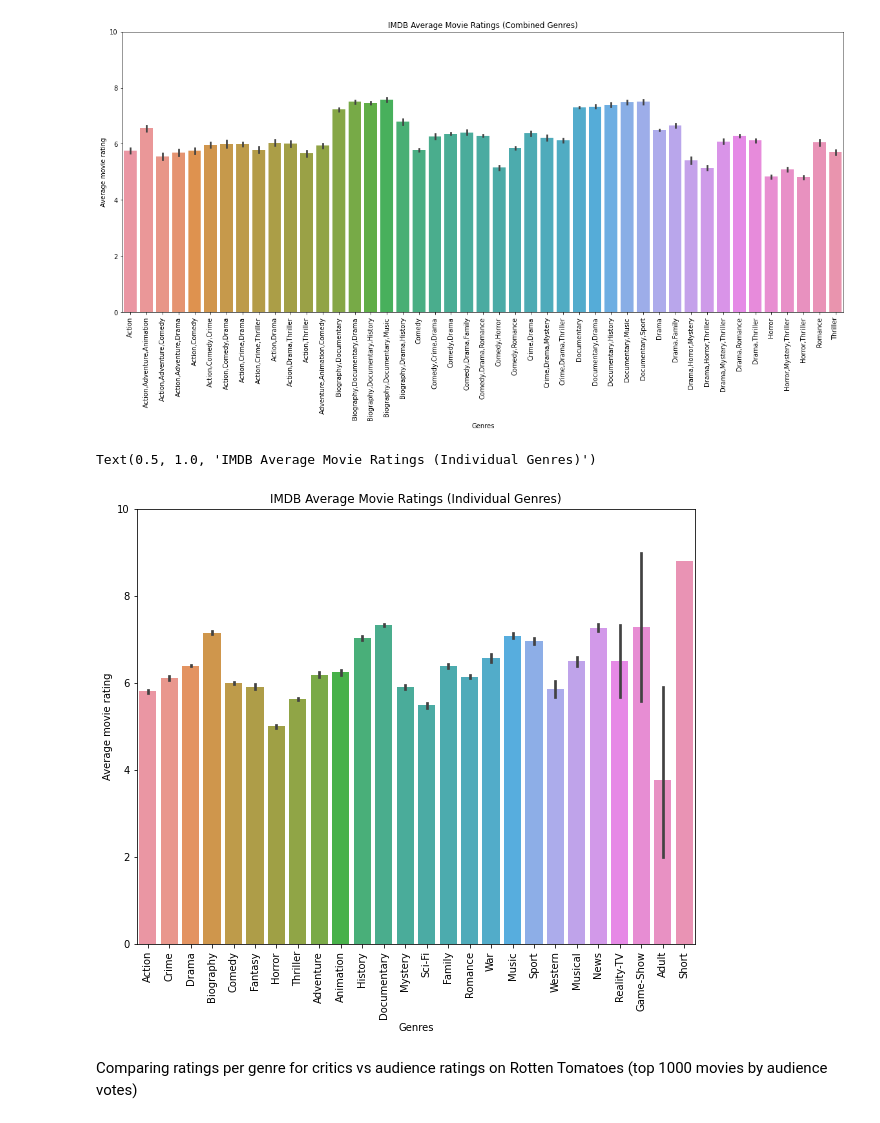
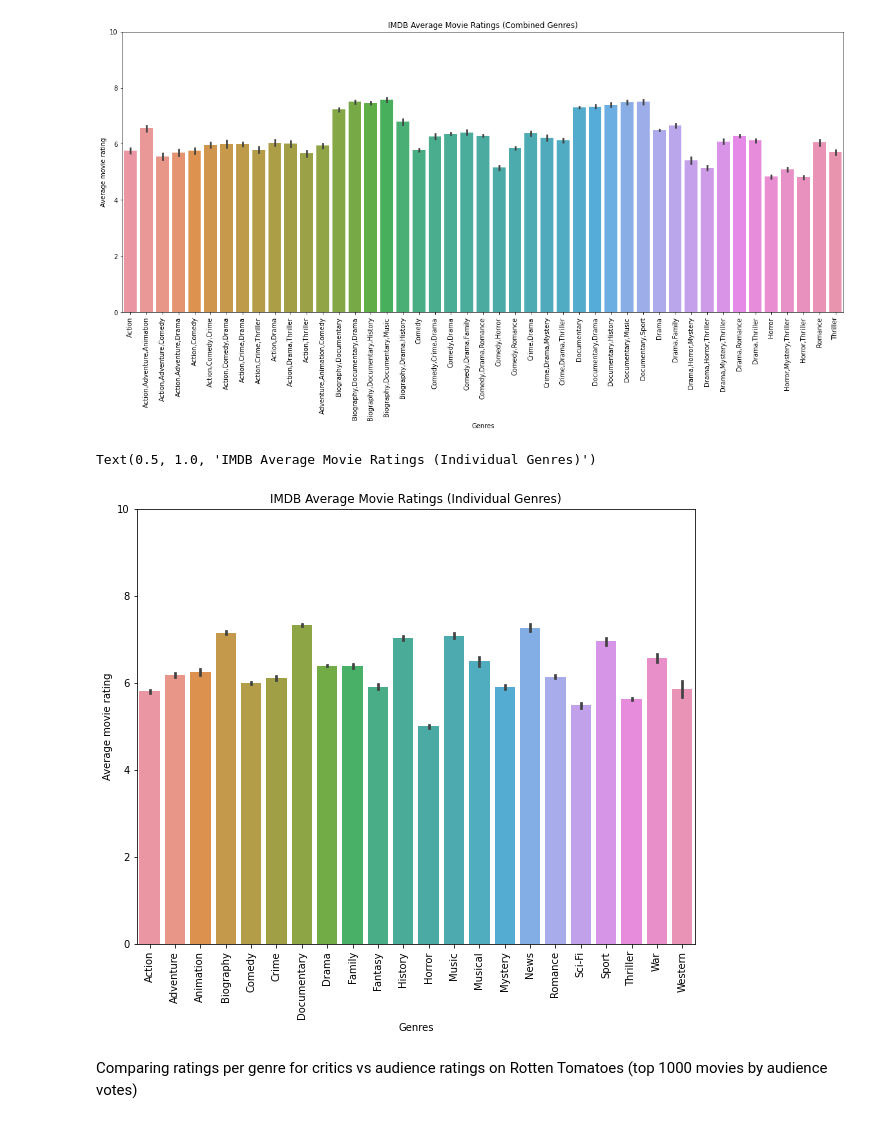
Before and after one commit to nancyho83/Microsoft-Movie-Analysis, a Jupyter notebook: cleaning-and-visualization.ipynb, the cells around one changed output. Saved outputs shown, nothing was run; the diff lists cells and outputs as text; code cells hidden in the pictures.

```diff
--- a/cleaning-and-visualization.ipynb
+++ b/cleaning-and-visualization.ipynb
@@ -267,0 +283,4 @@ rotten_tomatoes_df['split_genres'] = rotten_tomatoes_df['split_genres'].str.lstr
+# %%
+alphabetical_genres = gross_df.split_genres.unique()
+alphabetical_genres.sort()
+alphabetical_genres
@@ -283,15 +324,15 @@ Text(0.5, 1.0, 'IMDB Average Movie Ratings (Combined Genres)')
 [figure]
 # %%
 f, ax = plt.subplots(figsize=(10,8))
-ax = sns.barplot(x='split_genres', y='averagerating', data=ratings_df)
+ax = sns.barplot(x='split_genres', y='averagerating', data=ratings_df, order=alphabetical_genres)
 ax.set_xticklabels(ax.get_xticklabels(), rotation=90)
 ax.set_ylim(0,10)
 ax.set_xlabel('Genres')
 ax.set_ylabel('Average movie rating')
 ax.set_title('IMDB Average Movie Ratings (Individual Genres)')
 # %% [output]
 Text(0.5, 1.0, 'IMDB Average Movie Ratings (Individual Genres)')
-[figure, old version]
+[figure, new version]
 # %% [markdown]
 Comparing ratings per genre for critics vs audience ratings on Rotten Tomatoes (top 1000 movies by audience votes)
 # %%
```
Also changed, not shown: parts of 9 cells of this notebook.
